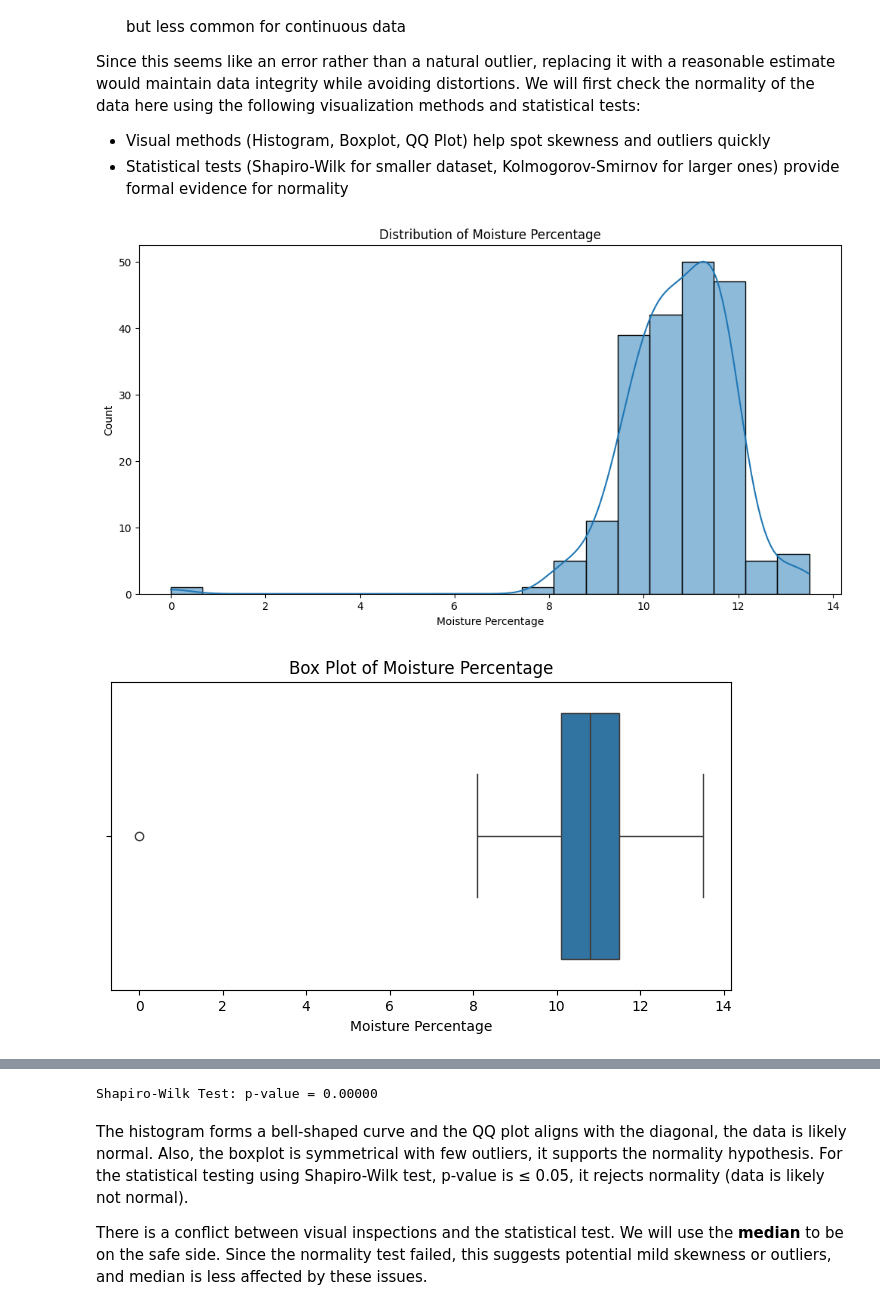
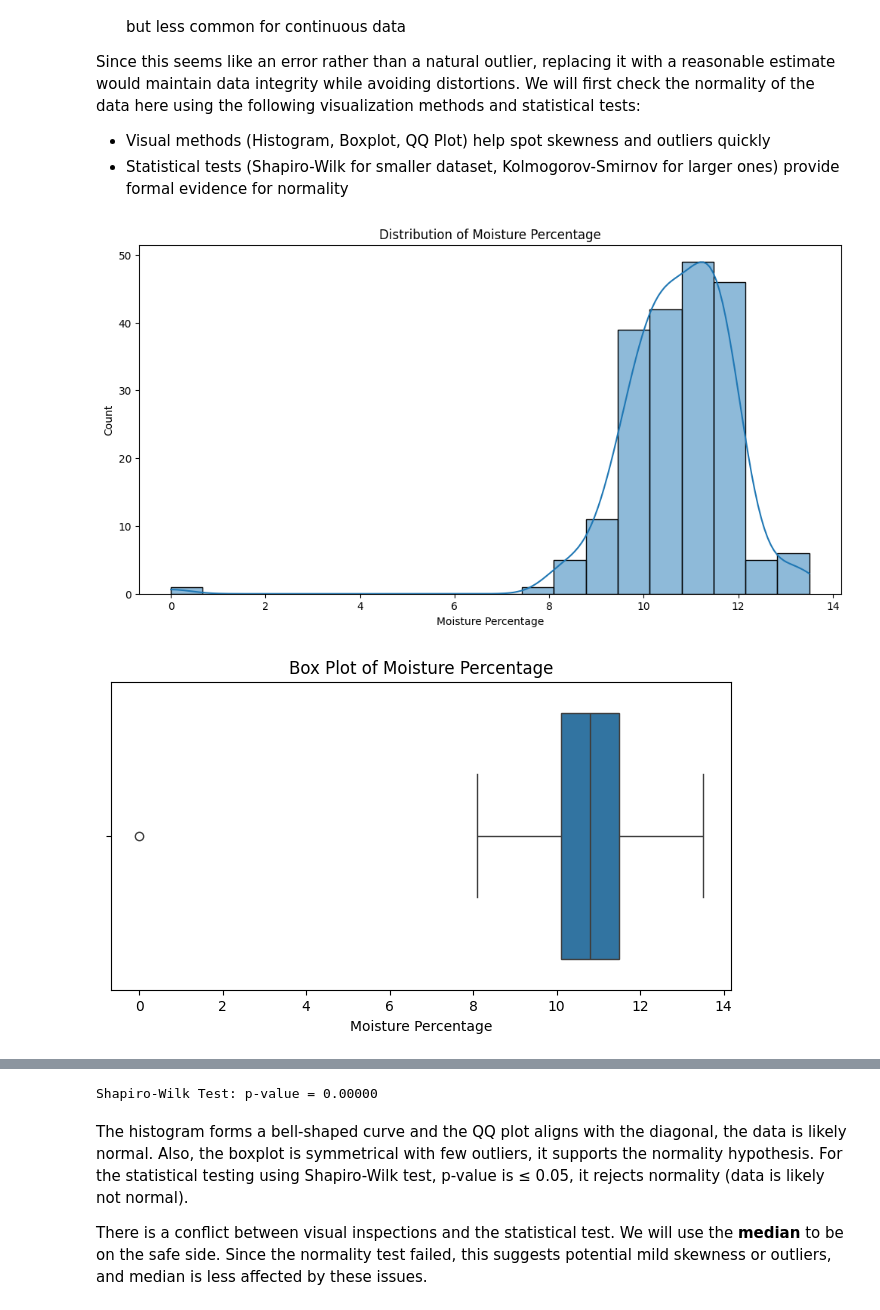
Before and after one commit to Lillian1070/showcase_python_dataCleaning_1, a Jupyter notebook: kaggle_coffeeBean_dataCleaning.ipynb, the cells around one changed output, grey strips where cells are left out. Saved outputs shown, nothing was run; the diff lists cells and outputs as text; code cells hidden in the pictures.

```diff
--- a/kaggle_coffeeBean_dataCleaning.ipynb
+++ b/kaggle_coffeeBean_dataCleaning.ipynb
@@ -255,17 +255,19 @@ df_duplicates_dropped = df_drop_duplicates
 ### 3-2. Identify & Handle Outliers
 
 Based on the summary statistics from section 2-3, we should look into outliers in variables `Number of Bags`, `Moisture Percentage`, and `Quakers` using the interquartile range (IQR) method.
+# %%
+df_handle_outliers = df_duplicates_dropped
 # %% [markdown]
 #### 3-2-1. Investigate `Number of Bags`
 # %%
-Q1 = df_duplicates_dropped['Number of Bags'].quantile(0.25)
-Q3 = df_duplicates_dropped['Number of Bags'].quantile(0.75)
+Q1 = df_handle_outliers['Number of Bags'].quantile(0.25)
+Q3 = df_handle_outliers['Number of Bags'].quantile(0.75)
 IQR = Q3 - Q1
 lower_bound = Q1 - 1.5 * IQR
 upper_bound = Q3 + 1.5 * IQR
 
-outliers_numOfBag = df_duplicates_dropped[(df_duplicates_dropped['Number of Bags'] < lower_bound) |
-                                    (df_duplicates_dropped['Number of Bags'] > upper_bound)]
+outliers_numOfBag = df_handle_outliers[(df_handle_outliers['Number of Bags'] < lower_bound) |
+                                    (df_handle_outliers['Number of Bags'] > upper_bound)]
 print("Number of outliers:", outliers_numOfBag.shape[0])
 print(outliers_numOfBag[['ID', 'Number of Bags']])
 # %% [output]
@@ -303,0 +280,6 @@ Number of outliers: 2
+# %%
+# Drop the outliers
+df_handle_outliers = df_handle_outliers[~df_handle_outliers.index.isin(outliers_numOfBag.index)]
+
+# Verify the shape of the DataFrame after dropping
+print("After dropping outlier rows:", df_handle_outliers.shape)
@@ -330,38 +314,33 @@ Since this seems like an error rather than a natural outlier, replacing it with
 - Visual methods (Histogram, Boxplot, QQ Plot) help spot skewness and outliers quickly
 - Statistical tests (Shapiro-Wilk for smaller dataset, Kolmogorov-Smirnov for larger ones) provide formal evidence for normality
 # %%
-# import seaborn as sns
-# import matplotlib.pyplot as plt
-# import scipy.stats as stats
-# from scipy.stats import shapiro, kstest
-
 # Histogram & KDE Plot
 plt.figure(figsize=(12, 6))
-sns.histplot(df['Moisture Percentage'], kde=True, bins=20)
+sns.histplot(df_handle_outliers['Moisture Percentage'], kde=True, bins=20)
 plt.title('Distribution of Moisture Percentage')
 plt.show()
 
 # Box Plot
 plt.figure(figsize=(8, 4))
-sns.boxplot(x=df['Moisture Percentage'])
+sns.boxplot(x=df_handle_outliers['Moisture Percentage'])
 plt.title('Box Plot of Moisture Percentage')
 plt.show()
 
 # QQ Plot
 plt.figure(figsize=(6, 6))
-stats.probplot(df['Moisture Percentage'], dist="norm", plot=plt)
+stats.probplot(df_handle_outliers['Moisture Percentage'], dist="norm", plot=plt)
 plt.title('QQ Plot of Moisture Percentage')
 plt.show()
 
 # Shapiro-Wilk Test (Good for small datasets)
-shapiro_stat, shapiro_p = shapiro(df['Moisture Percentage'])
+shapiro_stat, shapiro_p = shapiro(df_handle_outliers['Moisture Percentage'])
 print(f'Shapiro-Wilk Test: p-value = {shapiro_p:.5f}')
 
 # Kolmogorov-Smirnov Test (For larger dataset)
-# ks_stat, ks_p = kstest(df['Moisture Percentage'], 'norm')
+# ks_stat, ks_p = kstest(df_handle_outliers['Moisture Percentage'], 'norm')
 # print(f'Kolmogorov-Smirnov Test: p-value = {ks_p:.5f}')
 # %% [output]
-[figure, old version]
+[figure, new version]
 [figure]
 [figure]
 Shapiro-Wilk Test: p-value = 0.00000
```
Also changed, not shown: parts of 47 cells of this notebook, 1 other file.
